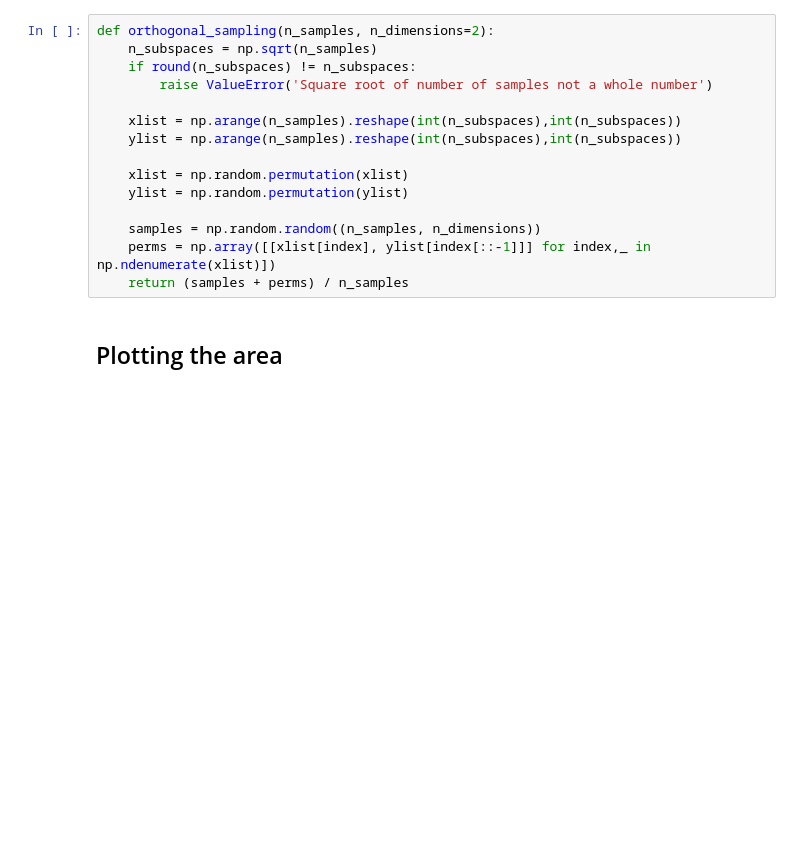
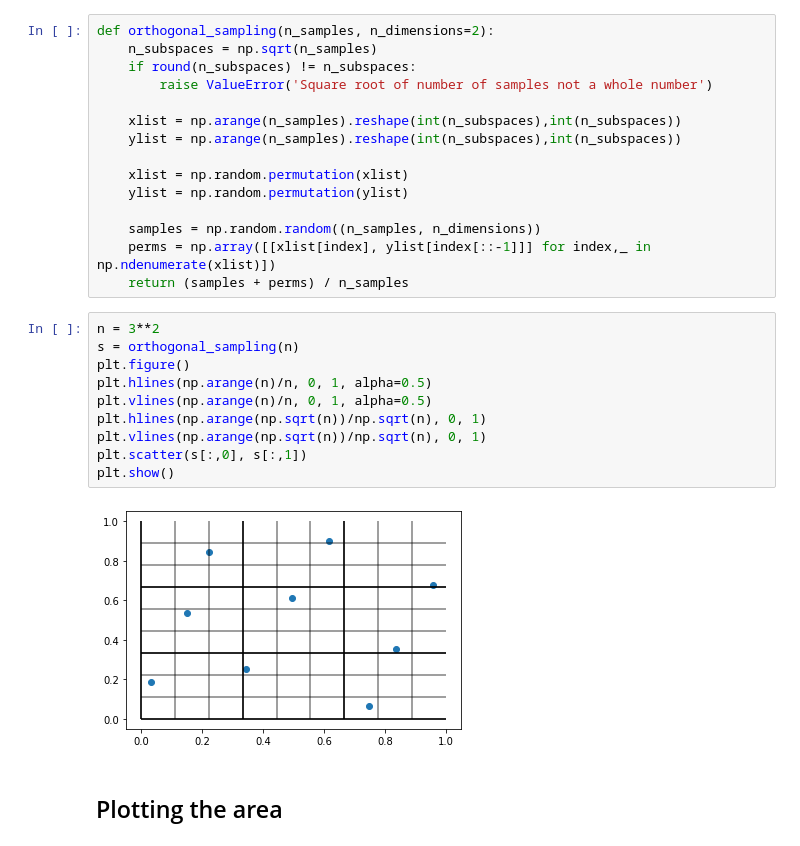
Before and after one commit to jurrew27/stochastic-simulation, a Jupyter notebook: Mandelbrot integration.ipynb, the cells around one changed output. Drawn from its saved outputs; the diff is of its cells as text; blank space fills up the shorter version.

```diff
--- a/Mandelbrot integration.ipynb
+++ b/Mandelbrot integration.ipynb
@@ -70,6 +85,18 @@ def orthogonal_sampling(n_samples, n_dimensions=2):
     samples = np.random.random((n_samples, n_dimensions))
     perms = np.array([[xlist[index], ylist[index[::-1]]] for index,_ in np.ndenumerate(xlist)])
     return (samples + perms) / n_samples
+# %%
+n = 3**2
+s = orthogonal_sampling(n)
+plt.figure()
+plt.hlines(np.arange(n)/n, 0, 1, alpha=0.5)
+plt.vlines(np.arange(n)/n, 0, 1, alpha=0.5)
+plt.hlines(np.arange(np.sqrt(n))/np.sqrt(n), 0, 1)
+plt.vlines(np.arange(np.sqrt(n))/np.sqrt(n), 0, 1)
+plt.scatter(s[:,0], s[:,1])
+plt.show()
+# %% [output]
+[figure, added]
 # %% [markdown]
 ## Plotting the area
 # %%
```
Also changed, not shown: parts of 17 cells of this notebook.
